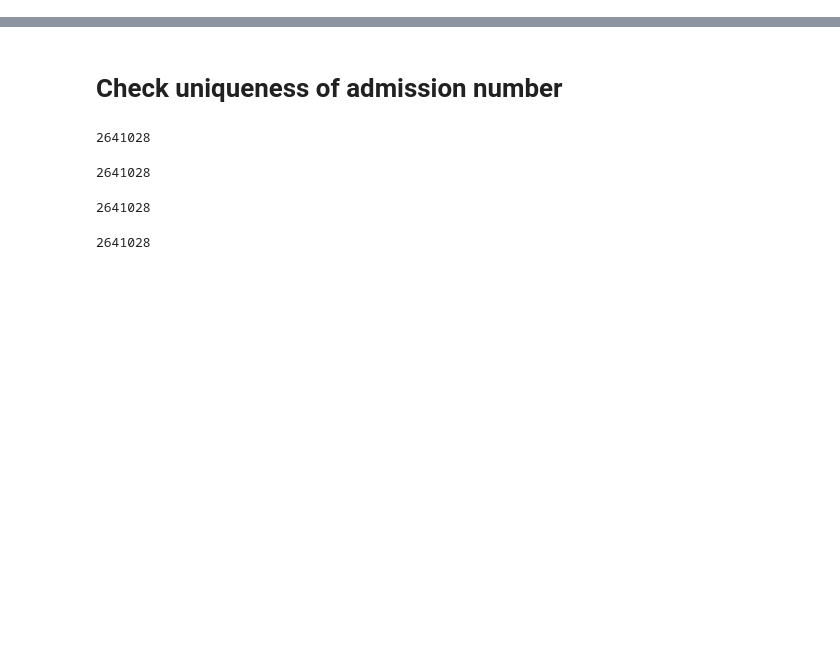
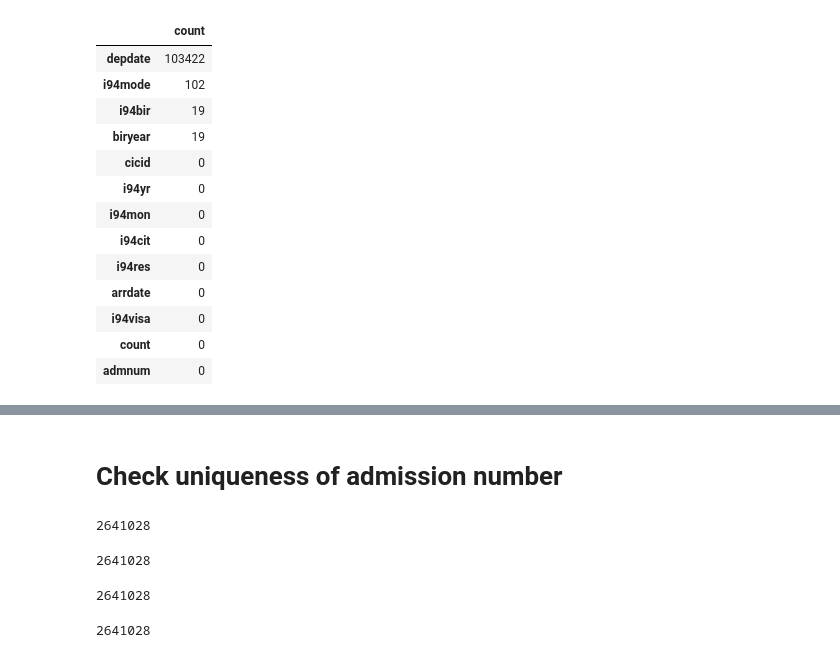
Before and after one commit to Xwoe/Udacity-Data-Engineering, a Jupyter notebook: 5-Capstone-Project/notebooks/03_preprocessing_immigrant_data.ipynb, the cells around one changed output, grey strips where cells are left out. Drawn from its saved outputs; the diff is of its cells as text; code cells hidden in the pictures; blank space fills up the shorter version.

```diff
--- a/5-Capstone-Project/notebooks/03_preprocessing_immigrant_data.ipynb
+++ b/5-Capstone-Project/notebooks/03_preprocessing_immigrant_data.ipynb
@@ -56,6 +56,23 @@ config("spark.jars.packages","saurfang:spark-sas7bdat:2.0.0-s_2.11")\
 .enableHiveSupport().getOrCreate()
 #df_spark = spark.read.format('com.github.saurfang.sas.spark').load('../../data/18-83510-I94-Data-2016/i94_apr16_sub.sas7bdat')
 df_spark = spark.read.option("mergeSchema", "true").parquet(os.path.join(DATAFOLDER, 'sas_data'))
+# %%
+count_missings(df_spark)
+# %% [output]
+|  | count |
+| depdate | 103422 |
+| i94mode | 102 |
+| i94bir | 19 |
+| biryear | 19 |
+| cicid | 0 |
+| i94yr | 0 |
+| i94mon | 0 |
+| i94cit | 0 |
+| i94res | 0 |
+| arrdate | 0 |
+| i94visa | 0 |
+| count | 0 |
+| admnum | 0 |
 # %%
 df_spark.show()
 # %% [output]
```
Also changed, not shown: parts of 8 cells of this notebook, 2 other files.
